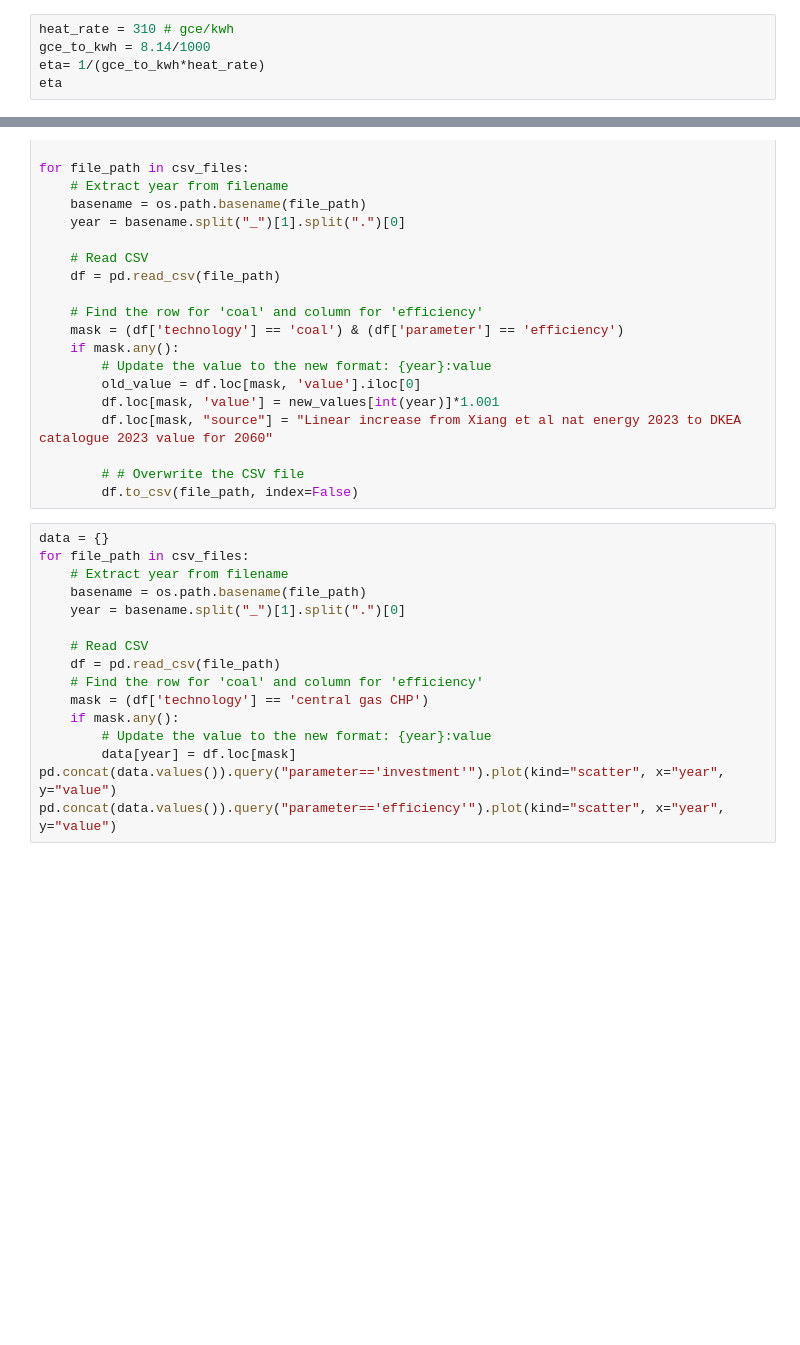
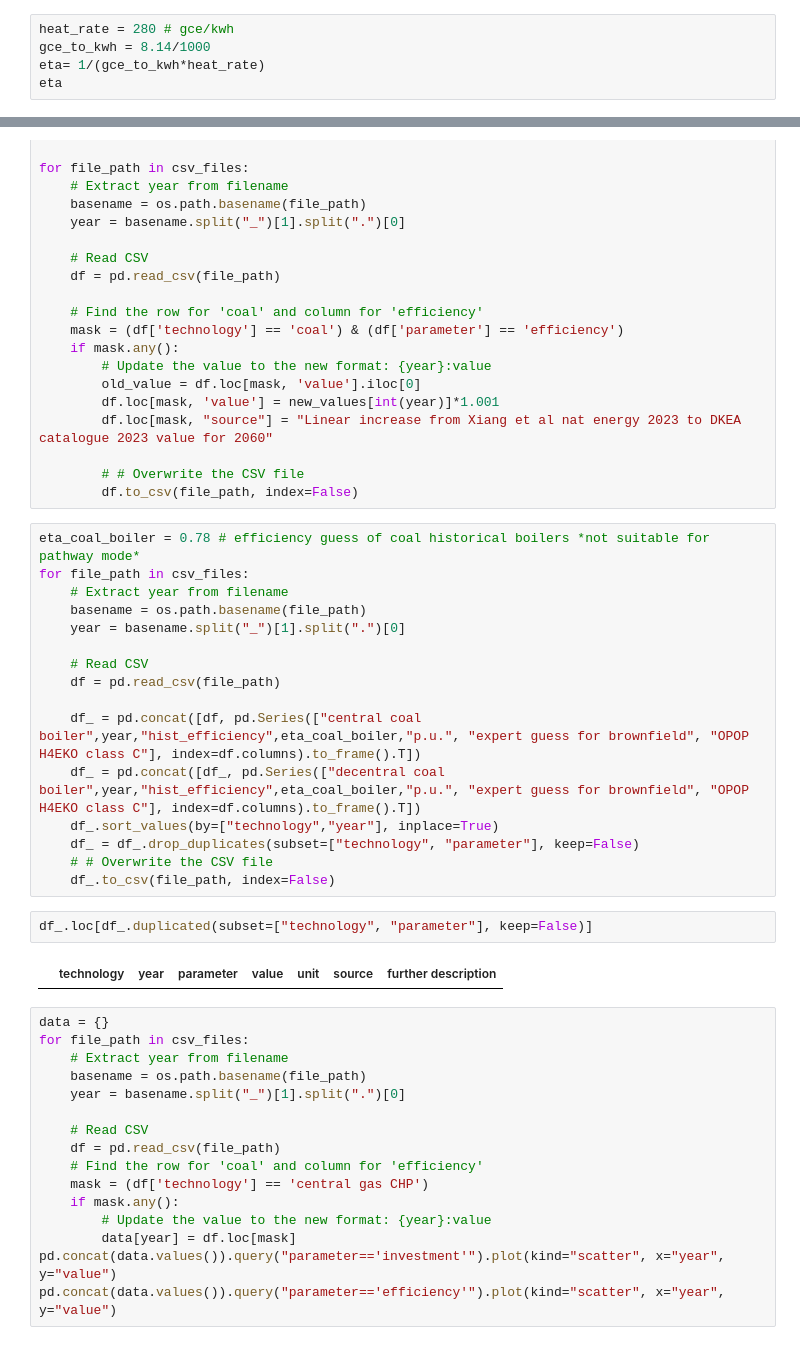
Before and after one commit to pik-piam/PyPSA-China-PIK, a Jupyter notebook: workflow/notebooks/update_cost_data.ipynb, the cells around one changed output, grey strips where cells are left out. Drawn from its saved outputs; the diff is of its cells as text; blank space fills up the shorter version.

Commit message:
add hist_eff

```diff
--- a/workflow/notebooks/update_cost_data.ipynb
+++ b/workflow/notebooks/update_cost_data.ipynb
@@ -26,7 +26,7 @@ eta
 # %% [output]
 0.4095004095004094
 # %%
-heat_rate = 310 # gce/kwh
+heat_rate = 280 # gce/kwh
 gce_to_kwh = 8.14/1000
 eta= 1/(gce_to_kwh*heat_rate)
 eta
@@ -88,6 +88,26 @@ for file_path in csv_files:
 
         # # Overwrite the CSV file
         df.to_csv(file_path, index=False)
+# %%
+eta_coal_boiler = 0.78 # efficiency guess of coal historical boilers *not suitable for pathway mode*
+for file_path in csv_files:
+    # Extract year from filename
+    basename = os.path.basename(file_path)
+    year = basename.split("_")[1].split(".")[0]
+
+    # Read CSV
+    df = pd.read_csv(file_path)
+
+    df_ = pd.concat([df, pd.Series(["central coal boiler",year,"hist_efficiency",eta_coal_boiler,"p.u.", "expert guess for brownfield", "OPOP H4EKO class C"], index=df.columns).to_frame().T])
+    df_ = pd.concat([df_, pd.Series(["decentral coal boiler",year,"hist_efficiency",eta_coal_boiler,"p.u.", "expert guess for brownfield", "OPOP H4EKO class C"], index=df.columns).to_frame().T])
+    df_.sort_values(by=["technology","year"], inplace=True)
+    df_ = df_.drop_duplicates(subset=["technology", "parameter"], keep=False)
+    # # Overwrite the CSV file
+    df_.to_csv(file_path, index=False)
+# %%
+df_.loc[df_.duplicated(subset=["technology", "parameter"], keep=False)]
+# %% [output]
+|  | technology | year | parameter | value | unit | source | further description |
 # %%
 data = {}
 for file_path in csv_files:
```
Also changed, not shown: parts of 3 cells of this notebook.
